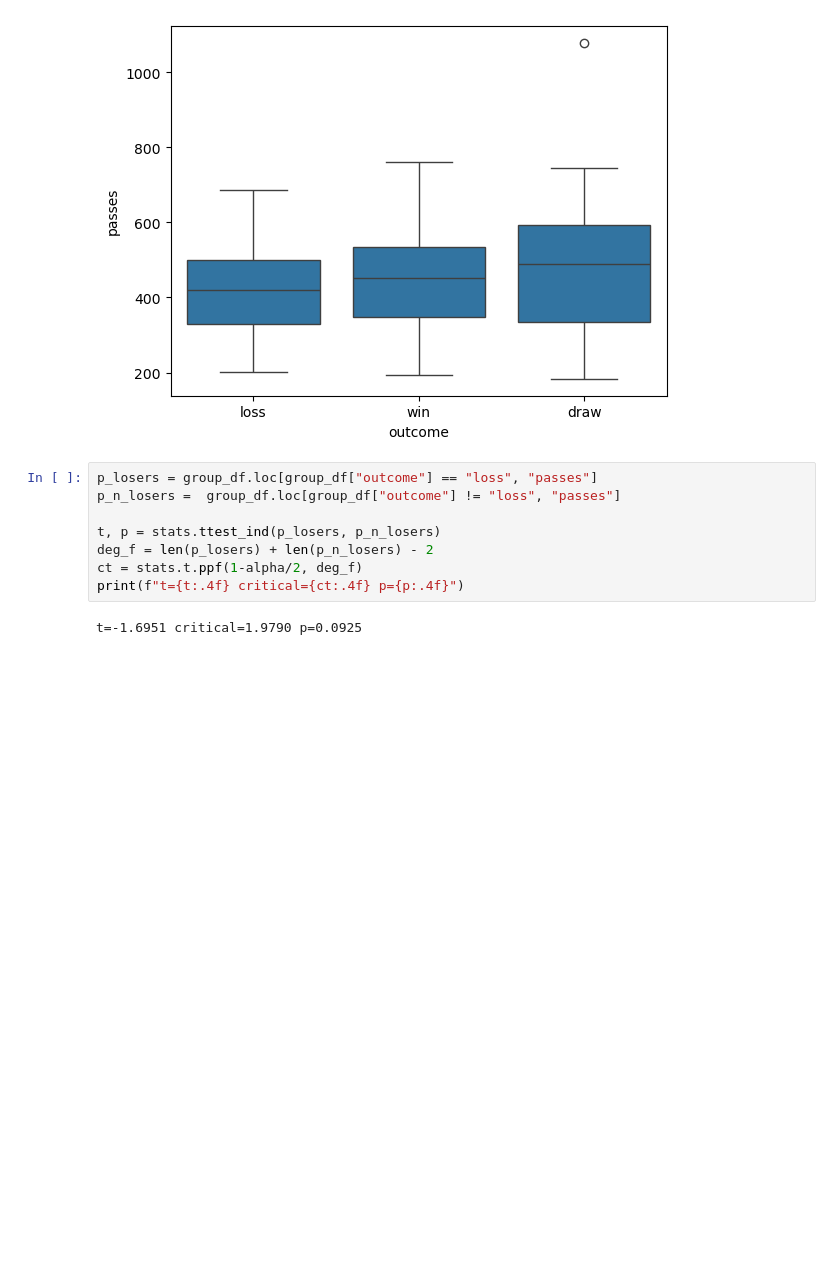
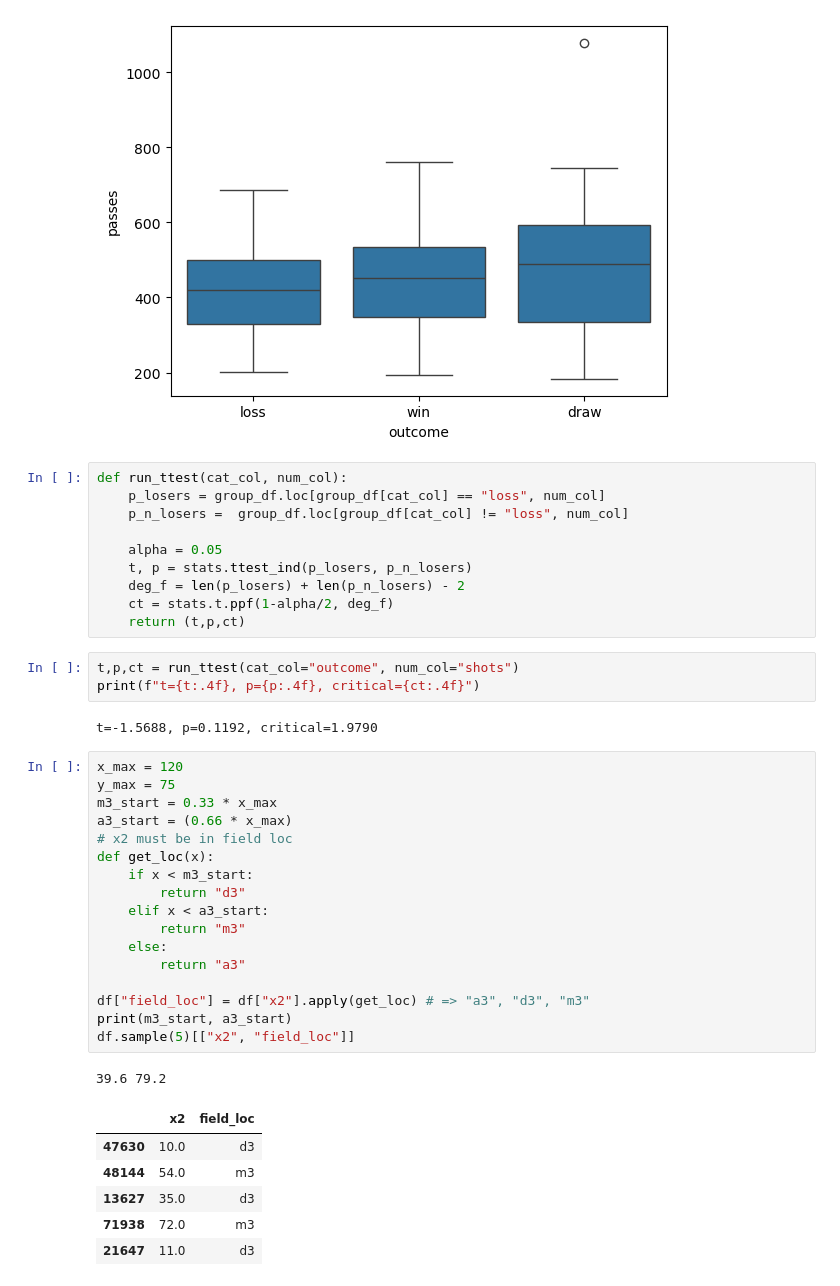
Before and after one commit to nkmwicz/python-classwork-S26-001, a Jupyter notebook: w14-exploring-problems.ipynb, the cells around one changed output. Drawn from its saved outputs; the diff is of its cells as text; blank space fills up the shorter version.

```diff
--- a/w14.1-exploring-problems.ipynb
+++ b/w14-exploring-problems.ipynb
@@ -119,12 +140,42 @@ box = sns.boxplot(data=group_df, x="outcome", y="passes")
 # %% [output]
 [figure]
 # %%
-p_losers = group_df.loc[group_df["outcome"] == "loss", "passes"]
-p_n_losers =  group_df.loc[group_df["outcome"] != "loss", "passes"]
+def run_ttest(cat_col, num_col):
+    p_losers = group_df.loc[group_df[cat_col] == "loss", num_col]
+    p_n_losers =  group_df.loc[group_df[cat_col] != "loss", num_col]
 
-t, p = stats.ttest_ind(p_losers, p_n_losers)
-deg_f = len(p_losers) + len(p_n_losers) - 2
-ct = stats.t.ppf(1-alpha/2, deg_f)
-print(f"t={t:.4f} critical={ct:.4f} p={p:.4f}")
+    alpha = 0.05
+    t, p = stats.ttest_ind(p_losers, p_n_losers)
+    deg_f = len(p_losers) + len(p_n_losers) - 2
+    ct = stats.t.ppf(1-alpha/2, deg_f)
+    return (t,p,ct)
-# %% [output]
-t=-1.6951 critical=1.9790 p=0.0925
+# %%
+t,p,ct = run_ttest(cat_col="outcome", num_col="shots")
+print(f"t={t:.4f}, p={p:.4f}, critical={ct:.4f}")
+# %% [output]
+t=-1.5688, p=0.1192, critical=1.9790
+# %%
+x_max = 120
+y_max = 75
+m3_start = 0.33 * x_max
+a3_start = (0.66 * x_max)
+# x2 must be in field loc
+def get_loc(x):
+    if x < m3_start:
+        return "d3"
+    elif x < a3_start:
+        return "m3"
+    else:
+        return "a3"
+
+df["field_loc"] = df["x2"].apply(get_loc) # => "a3", "d3", "m3"
+print(m3_start, a3_start)
+df.sample(5)[["x2", "field_loc"]]
+# %% [output]
+39.6 79.2
+|  | x2 | field_loc |
+| 47630 | 10.0 | d3 |
+| 48144 | 54.0 | m3 |
+| 13627 | 35.0 | d3 |
+| 71938 | 72.0 | m3 |
+| 21647 | 11.0 | d3 |
```
Also changed, not shown: parts of 6 cells of this notebook.
